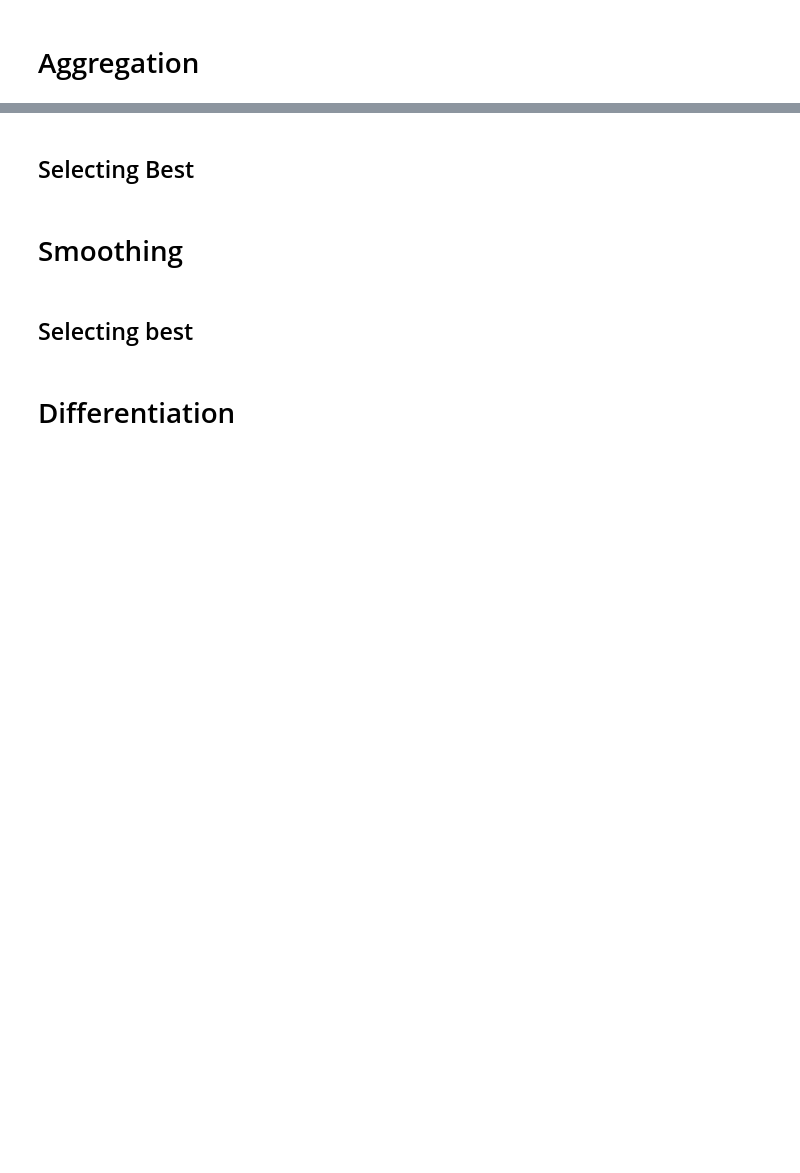
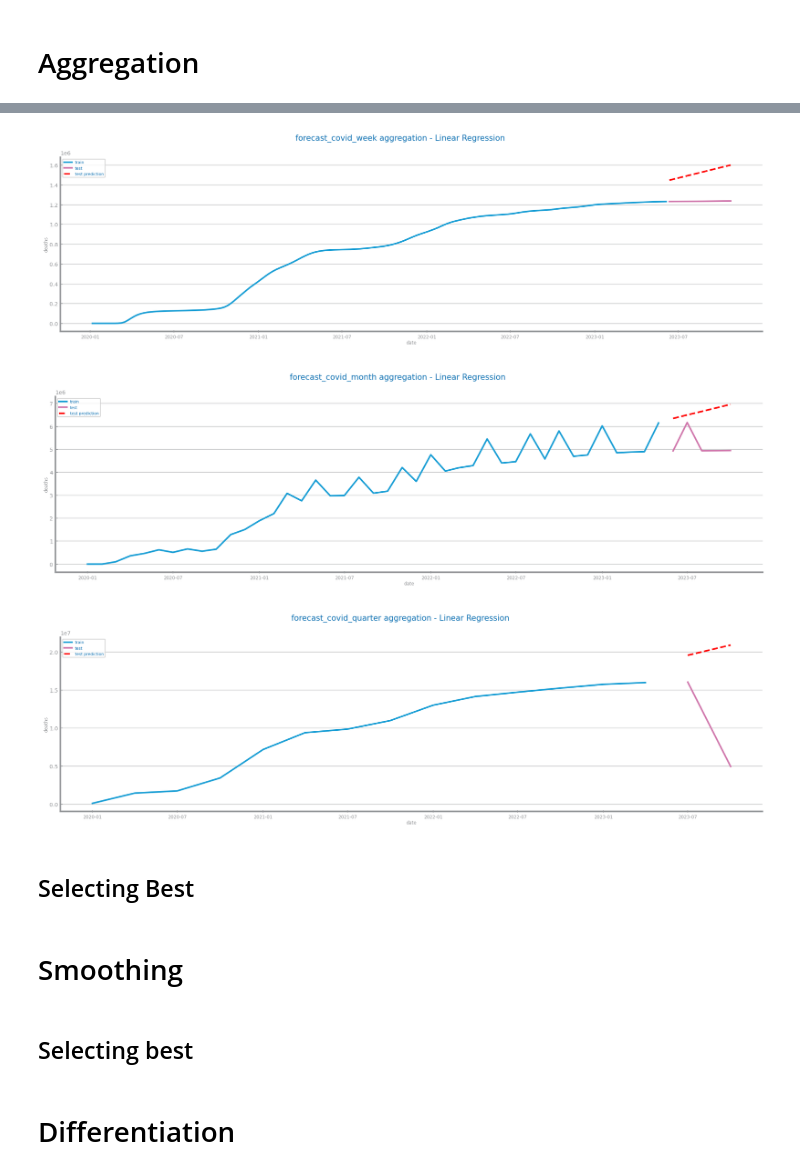
Before and after one commit to esteves3/data-science, a Jupyter notebook: forecasting-covid-data-transformation.ipynb, the cells around one changed output, grey strips where cells are left out. Saved outputs shown, nothing was run; the diff lists cells and outputs as text; code cells hidden in the pictures; blank space fills up the shorter version.

```diff
--- a/forecasting-covid-data-transformation.ipynb
+++ b/forecasting-covid-data-transformation.ipynb
@@ -62,3 +65,30 @@ savefig(f"images/{file_tag}_data_transformation_aggregation_linear_regression_fo
+# %%
+for dataframe, name in zip(datas, names):
+    train, test = series_train_test_split(dataframe, trn_pct=0.90)
+
+    trnX = arange(len(train)).reshape(-1, 1)
+    trnY = train.to_numpy()
+    tstX = arange(len(train), len(dataframe)).reshape(-1, 1)
+    tstY = test.to_numpy()
+
+    model = LinearRegression()
+    model.fit(trnX, trnY)
+
+    prd_trn: Series = Series(model.predict(trnX), index=train.index)
+    prd_tst: Series = Series(model.predict(tstX), index=test.index)
+    plot_forecasting_series(
+        train,
+        test,
+        prd_tst,
+        title=f"{file_tag}_{name} aggregation - Linear Regression",
+        xlabel=series.index.name,
+        ylabel=target,
+    )
+    savefig(f"images/forecast/{file_tag}_{name}_data_transformation_aggregation_linear_regression_forecast.png")
+# %% [output]
+[figure, added]
+[figure, added]
+[figure, added]
 # %% [markdown]
 ## Selecting Best
 # %%
```
Also changed, not shown: parts of 5 cells of this notebook, 6 other files.
